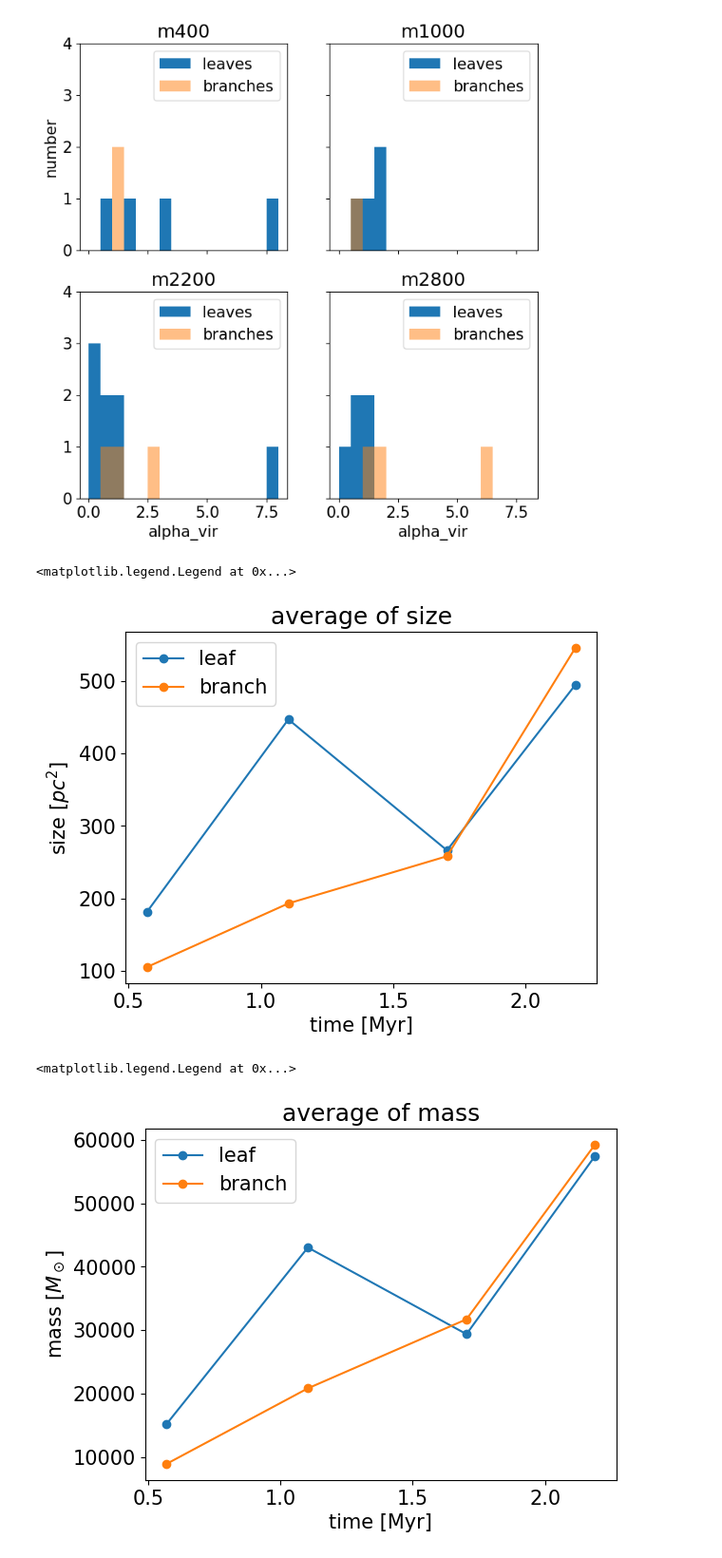
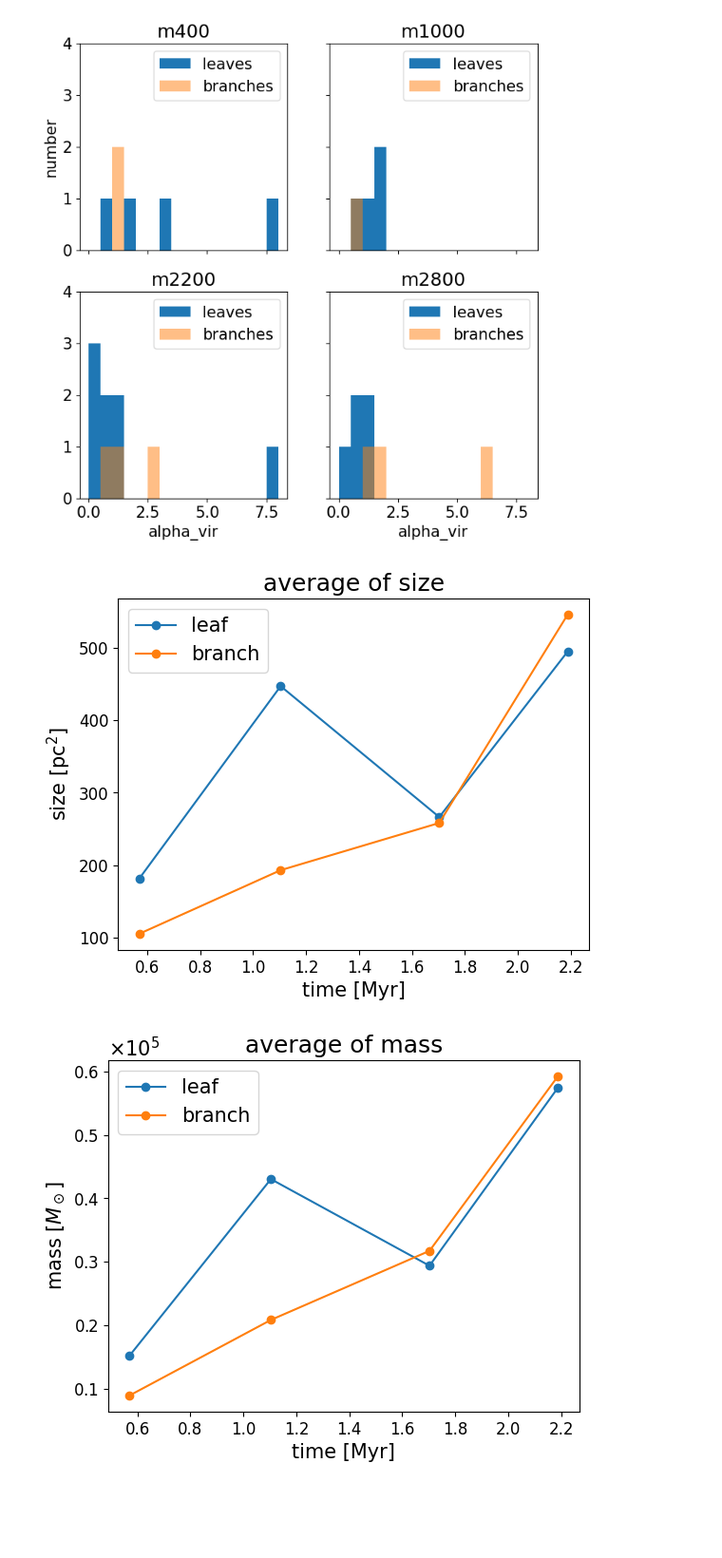
Before and after one commit to kotora260/StarGen, a Jupyter notebook: discuss_3D.ipynb, the cells around one changed output. Shown at 95% size. Drawn from its saved outputs; the diff is of its cells as text; code cells hidden in the pictures; blank space fills up the shorter version.

```diff
--- a/discuss_3D.ipynb
+++ b/discuss_3D.ipynb
@@ -178,26 +178,36 @@ plt.plot(myr, branch_size_ave, marker='o', label='branch')
 
 plt.title('average of size')
 plt.xlabel('time [Myr]')
-plt.ylabel('size [$pc^2$]')
+plt.ylabel('size [pc$^2$]')
+plt.tick_params(labelsize=12)
 plt.legend()
+
+plt.savefig('size_ave', bbox_inches='tight')
 # %% [output]
-<matplotlib.legend.Legend at 0x...>
-[figure, old version]
+[figure, new version]
 # %%
 # plot average of mass
 
 leaf_mass_ave = [15228.65054197397, 43036.525403137115, 29389.537454009533, 57429.08477978139]
 branch_mass_ave = [8951.752187216114, 20852.475386424907, 31732.090648610294, 59236.03919153594]
-plt.plot(myr, leaf_mass_ave, marker='o', label='leaf')
-plt.plot(myr, branch_mass_ave, marker='o', label='branch')
+
+fig, ax = plt.subplots()
+
+ax.plot(myr, leaf_mass_ave, marker='o', label='leaf')
+ax.plot(myr, branch_mass_ave, marker='o', label='branch')
+
+ax.yaxis.set_major_formatter(ptick.ScalarFormatter(useMathText=True))
+ax.ticklabel_format(style="sci", axis="y", scilimits=(5,5))
 
 plt.title('average of mass')
 plt.xlabel('time [Myr]')
 plt.ylabel('mass [$M_\odot$]')
+plt.tick_params(labelsize=12)
 plt.legend()
+
+plt.savefig('mass_ave', bbox_inches='tight')
 # %% [output]
-<matplotlib.legend.Legend at 0x...>
-[figure, old version]
+[figure, new version]
 # %%
 # plot average of vir
 
```
Also changed, not shown: parts of 1 cell of this notebook, 7 other files.
